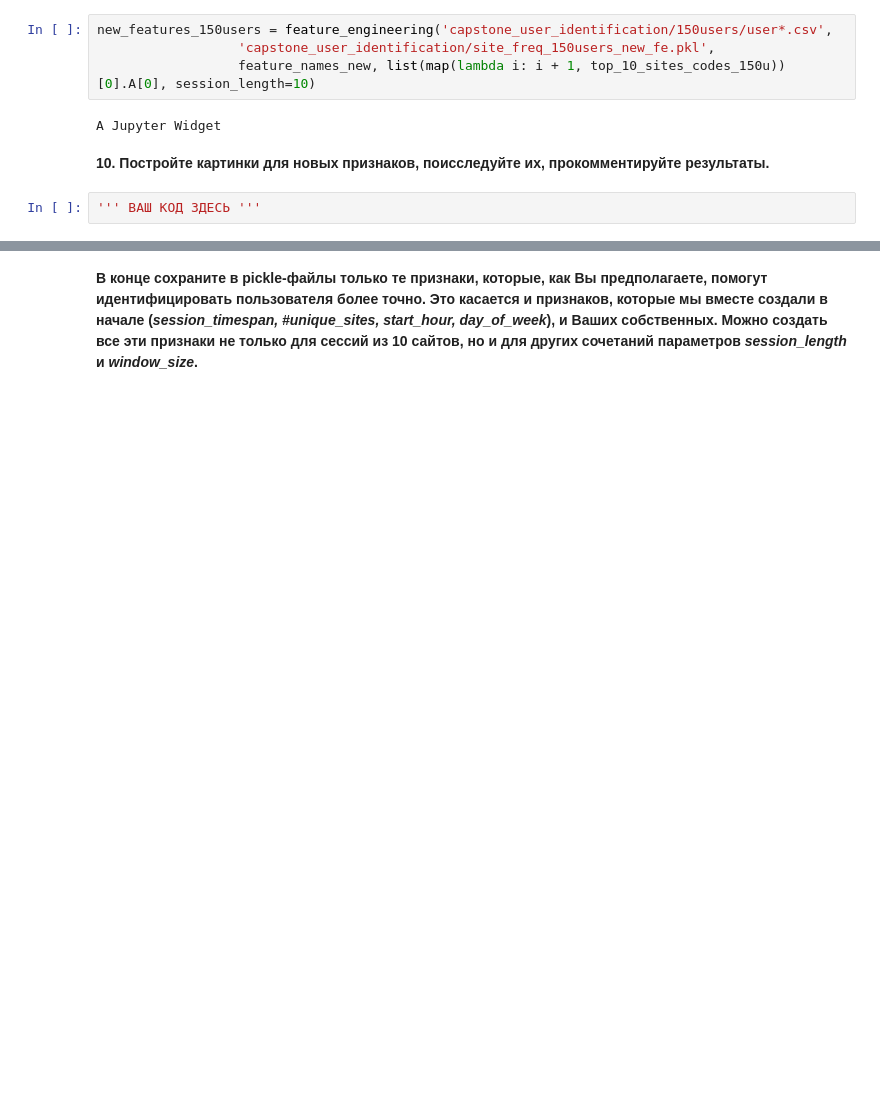
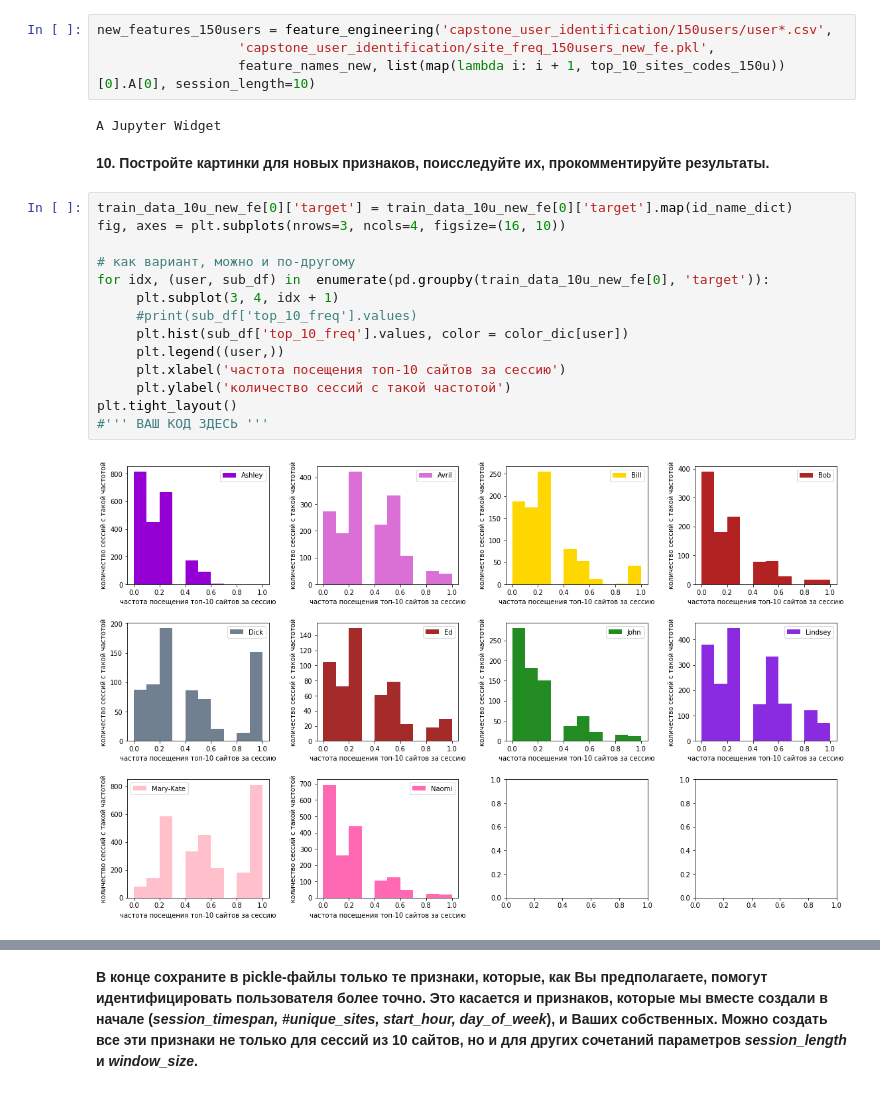
Before and after one commit to chance-comer/coursera_data_analysis_and_ML, a Jupyter notebook: FinalProject/1_UserBehaviourAnalytics/week3_visual_analysis_and_fe.ipynb, the cells around one changed output, grey strips where cells are left out. Saved outputs shown, nothing was run; the diff lists cells and outputs as text; blank space fills up the shorter version.

```diff
--- a/FinalProject/1_UserBehaviourAnalytics/week3_visual_analysis_and_fe.ipynb
+++ b/FinalProject/1_UserBehaviourAnalytics/week3_visual_analysis_and_fe.ipynb
@@ -581,5 +591,19 @@ new_features_150users = feature_engineering('capstone_user_identification/150use
 A Jupyter Widget
 # %% [markdown]
 **10. Постройте картинки для новых признаков, поисследуйте их, прокомментируйте результаты.**
-# %%
-''' ВАШ КОД ЗДЕСЬ '''
+# %%
+train_data_10u_new_fe[0]['target'] = train_data_10u_new_fe[0]['target'].map(id_name_dict)
+fig, axes = plt.subplots(nrows=3, ncols=4, figsize=(16, 10))
+
+# как вариант, можно и по-другому
+for idx, (user, sub_df) in  enumerate(pd.groupby(train_data_10u_new_fe[0], 'target')):
+     plt.subplot(3, 4, idx + 1)
+     #print(sub_df['top_10_freq'].values)
+     plt.hist(sub_df['top_10_freq'].values, color = color_dic[user])
+     plt.legend((user,))
+     plt.xlabel('частота посещения топ-10 сайтов за сессию')
+     plt.ylabel('количество сессий c такой частотой')
+plt.tight_layout()
+#''' ВАШ КОД ЗДЕСЬ '''
+# %% [output]
+[figure, added]
```
Also changed, not shown: parts of 8 cells of this notebook, 2 other files.
